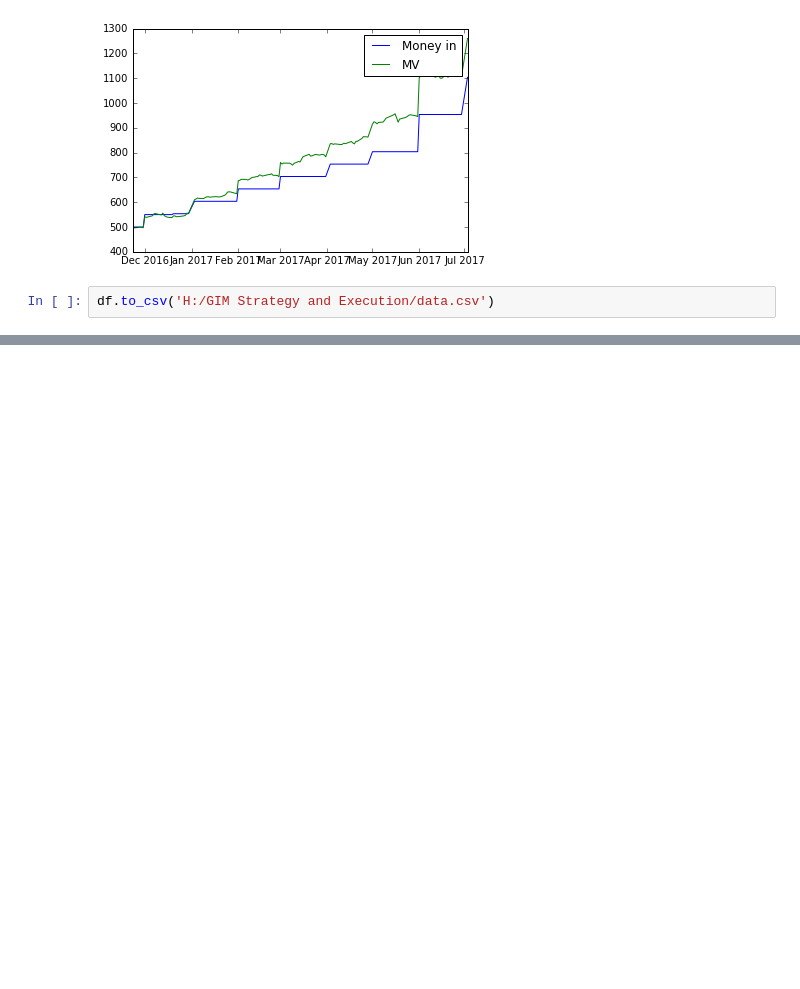
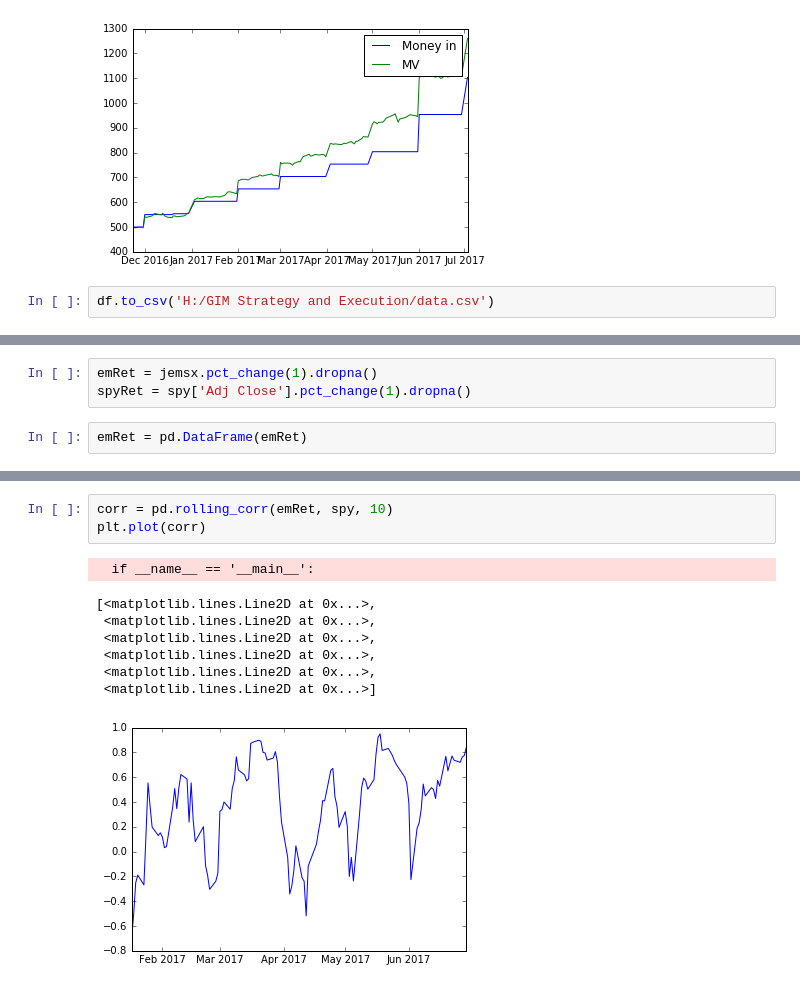
Before and after one commit to jonnance/Returns, a Jupyter notebook: Funds Analysis.ipynb, the cells around one changed output, grey strips where cells are left out. Saved outputs shown, nothing was run; the diff lists cells and outputs as text; blank space fills up the shorter version.

```diff
--- a/Funds Analysis.ipynb
+++ b/Funds Analysis.ipynb
@@ -93,0 +123,5 @@ df.to_csv('H:/GIM Strategy and Execution/data.csv')
+# %%
+emRet = jemsx.pct_change(1).dropna()
+spyRet = spy['Adj Close'].pct_change(1).dropna()
+# %%
+emRet = pd.DataFrame(emRet)
@@ -93,0 +133,12 @@ df.to_csv('H:/GIM Strategy and Execution/data.csv')
+# %%
+corr = pd.rolling_corr(emRet, spy, 10)
+plt.plot(corr)
+# %% [output]
+  if __name__ == '__main__':
+[<matplotlib.lines.Line2D at 0x...>,
+ <matplotlib.lines.Line2D at 0x...>,
+ <matplotlib.lines.Line2D at 0x...>,
+ <matplotlib.lines.Line2D at 0x...>,
+ <matplotlib.lines.Line2D at 0x...>,
+ <matplotlib.lines.Line2D at 0x...>]
+[figure, added]
```
Also changed, not shown: parts of 30 cells of this notebook.
